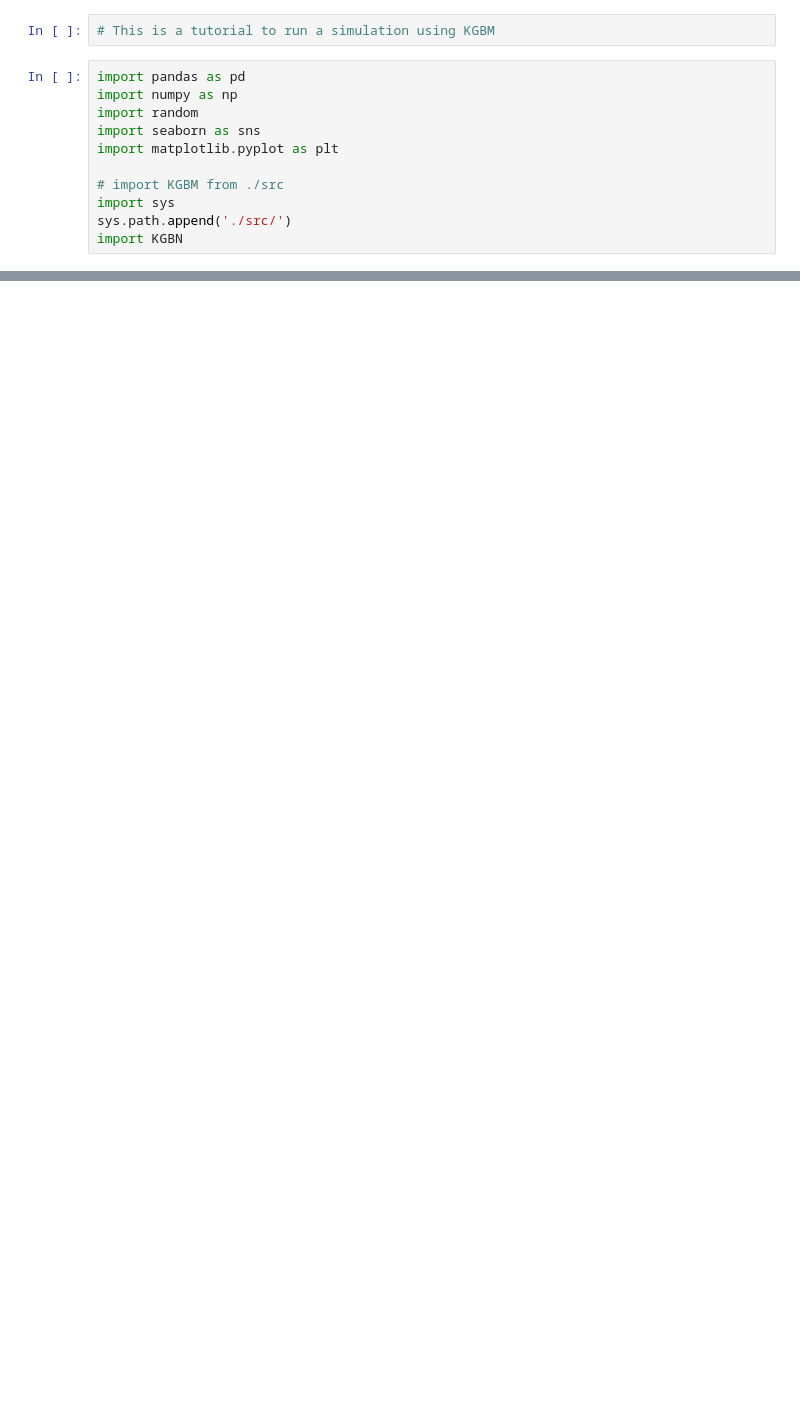
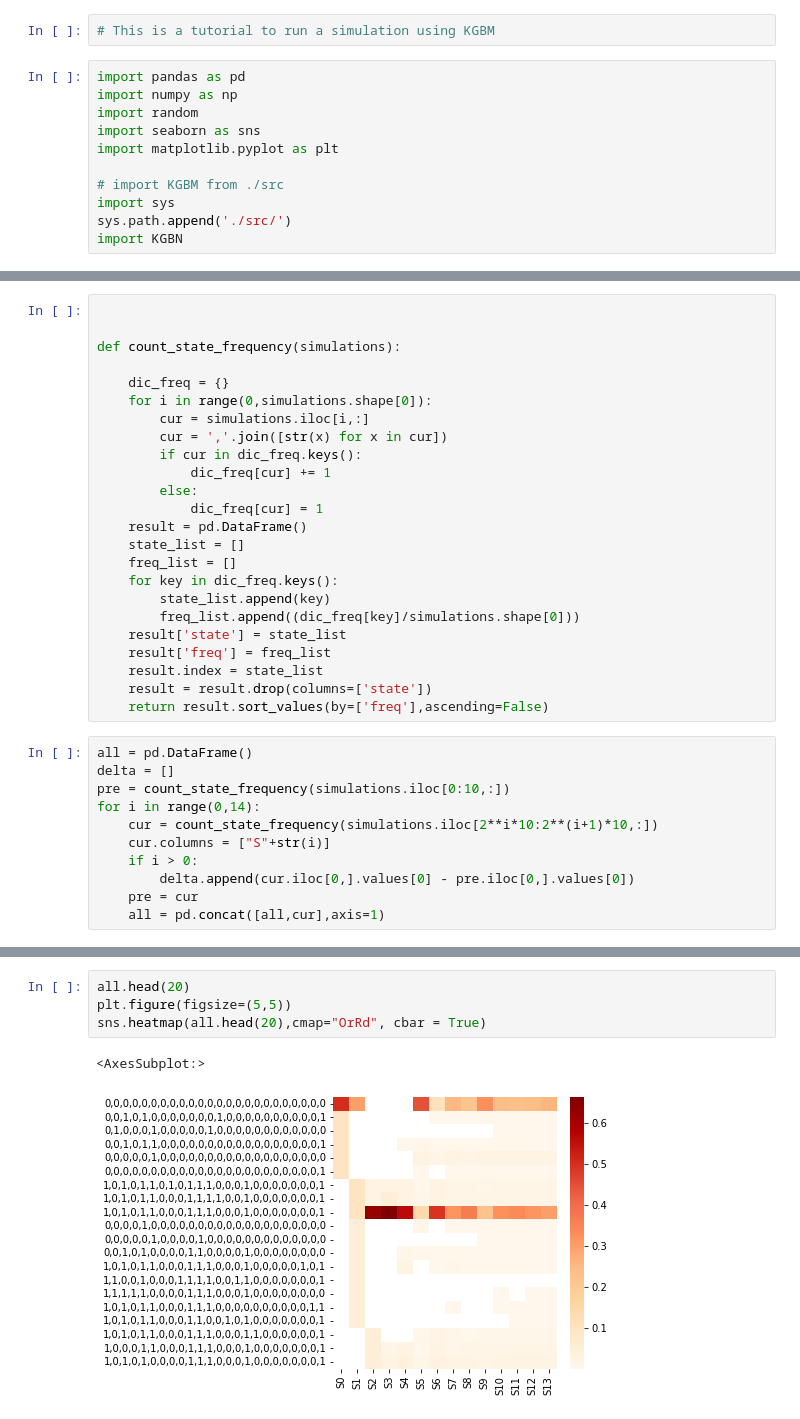
Before and after one commit to IlyaLab/BNMPy, a Jupyter notebook: Simulation.ipynb, the cells around one changed output, grey strips where cells are left out. Drawn from its saved outputs; the diff is of its cells as text; blank space fills up the shorter version.

```diff
--- a/Simulation.ipynb
+++ b/Simulation.ipynb
@@ -113,0 +66,35 @@ plt.show()
+# %%
+
+
+def count_state_frequency(simulations):
+
+    dic_freq = {}
+    for i in range(0,simulations.shape[0]):
+        cur = simulations.iloc[i,:]
+        cur = ','.join([str(x) for x in cur])
+        if cur in dic_freq.keys():
+            dic_freq[cur] += 1
+        else:
+            dic_freq[cur] = 1
+    result = pd.DataFrame()
+    state_list = []
+    freq_list = []
+    for key in dic_freq.keys():
+        state_list.append(key)
+        freq_list.append((dic_freq[key]/simulations.shape[0]))
+    result['state'] = state_list
+    result['freq'] = freq_list
+    result.index = state_list
+    result = result.drop(columns=['state'])
+    return result.sort_values(by=['freq'],ascending=False)
+# %%
+all = pd.DataFrame()
+delta = []
+pre = count_state_frequency(simulations.iloc[0:10,:])
+for i in range(0,14):
+    cur = count_state_frequency(simulations.iloc[2**i*10:2**(i+1)*10,:])
+    cur.columns = ["S"+str(i)]
+    if i > 0:
+        delta.append(cur.iloc[0,].values[0] - pre.iloc[0,].values[0])
+    pre = cur
+    all = pd.concat([all,cur],axis=1)
@@ -113,0 +108,7 @@ plt.show()
+# %%
+all.head(20)
+plt.figure(figsize=(5,5))
+sns.heatmap(all.head(20),cmap="OrRd", cbar = True)
+# %% [output]
+<AxesSubplot:>
+[figure, added]
```
Also changed, not shown: parts of 16 cells of this notebook, 1 other file.
